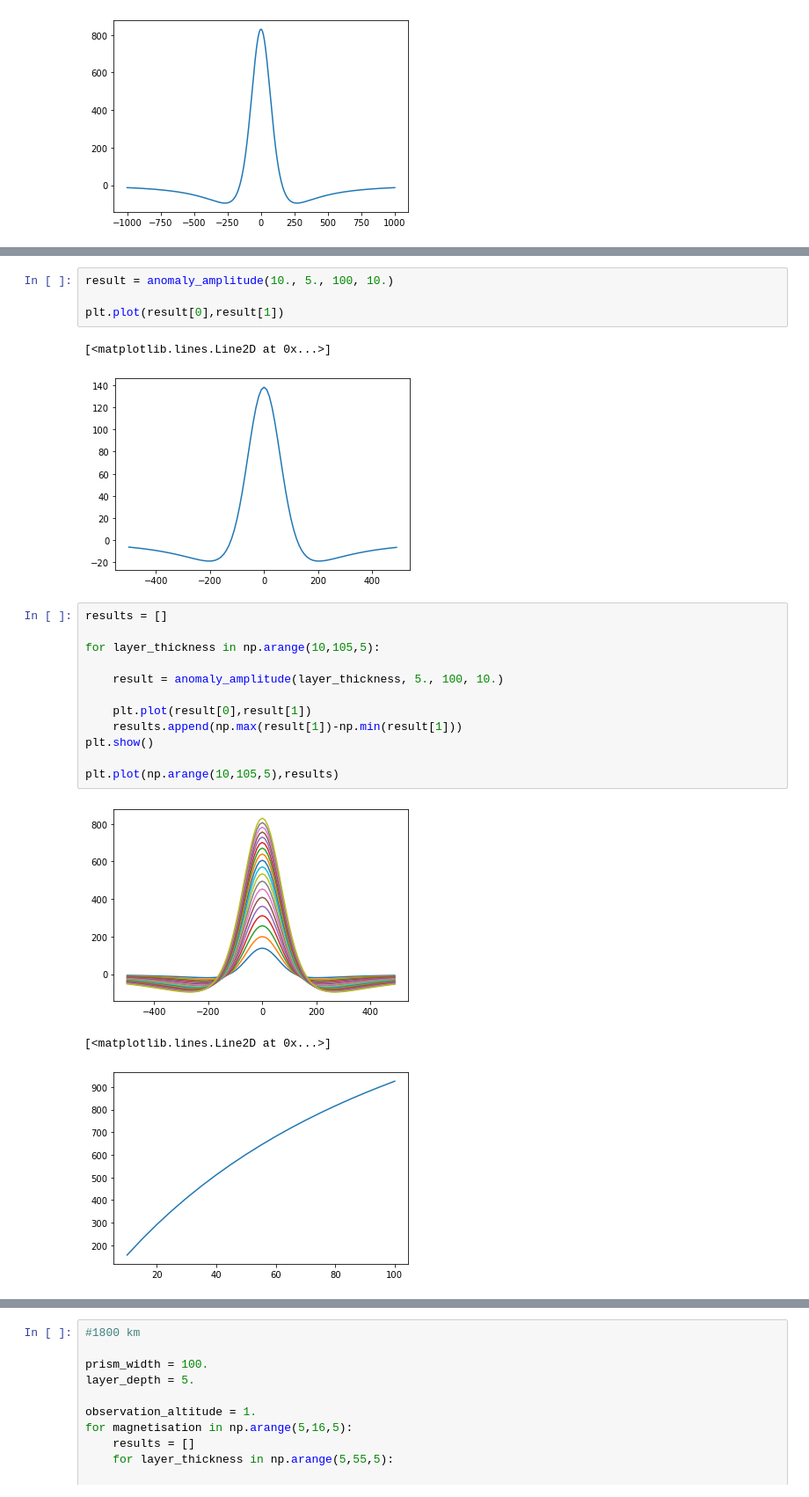
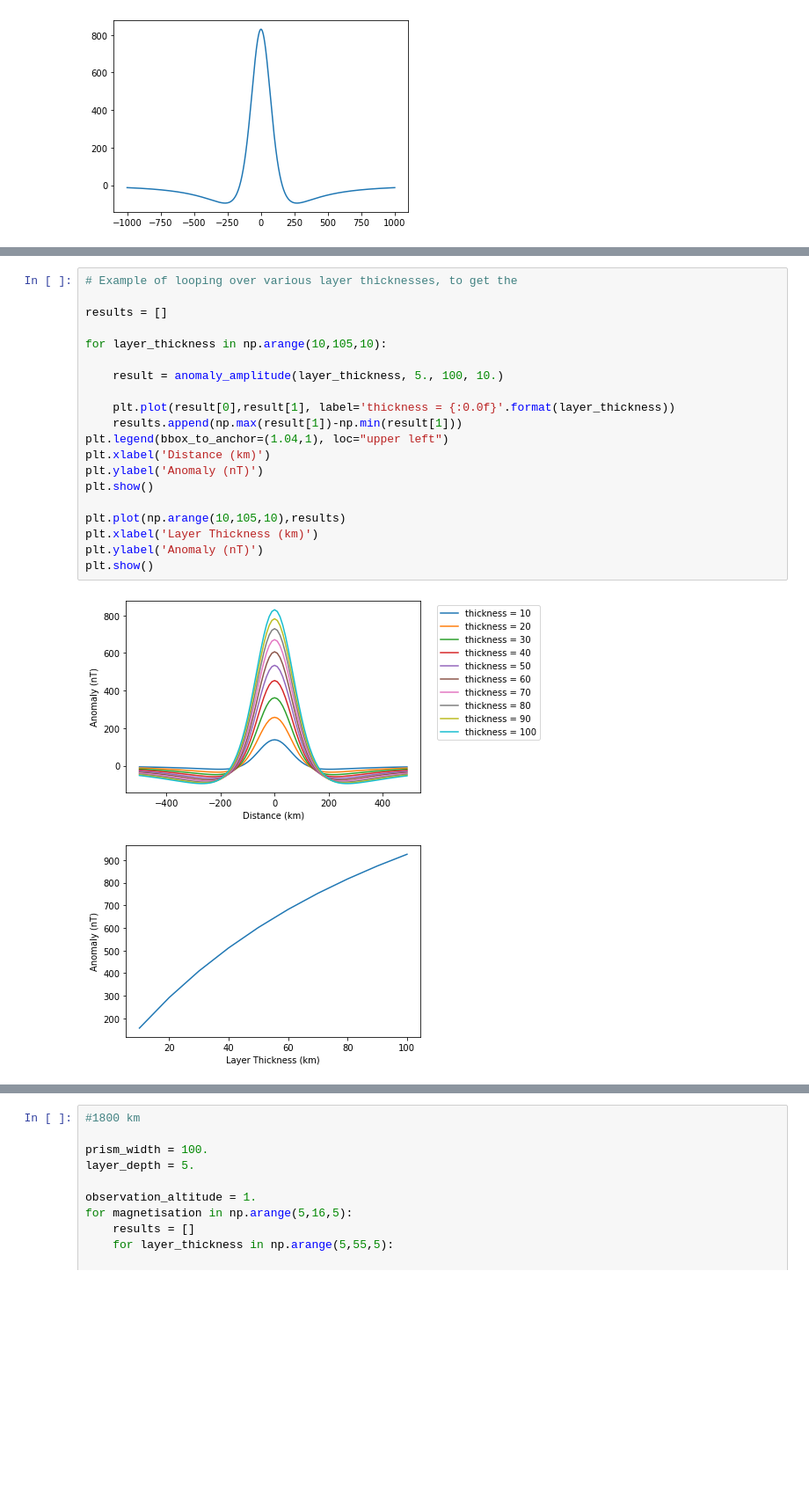
Before and after one commit to siwill22/mars, a Jupyter notebook: mbox.ipynb, the cells around one changed output, grey strips where cells are left out. Shown at 88% size. Drawn from its saved outputs; the diff is of its cells as text; blank space fills up the shorter version.

```diff
--- a/mbox.ipynb
+++ b/mbox.ipynb
@@ -166,26 +182,26 @@ def anomaly_amplitude(layer_thickness, layer_depth, prism_width, magnetisation,
-# %%
-result = anomaly_amplitude(10., 5., 100, 10.)
-
-plt.plot(result[0],result[1])
-# %% [output]
-[<matplotlib.lines.Line2D at 0x...>]
-[figure, removed]
 # %%
+# Example of looping over various layer thicknesses, to get the
+
 results = []
 
-for layer_thickness in np.arange(10,105,5):
+for layer_thickness in np.arange(10,105,10):
 
     result = anomaly_amplitude(layer_thickness, 5., 100, 10.)
 
-    plt.plot(result[0],result[1])
+    plt.plot(result[0],result[1], label='thickness = {:0.0f}'.format(layer_thickness))
     results.append(np.max(result[1])-np.min(result[1]))
+plt.legend(bbox_to_anchor=(1.04,1), loc="upper left")
+plt.xlabel('Distance (km)')
+plt.ylabel('Anomaly (nT)')
 plt.show()
 
-plt.plot(np.arange(10,105,5),results)
+plt.plot(np.arange(10,105,10),results)
+plt.xlabel('Layer Thickness (km)')
+plt.ylabel('Anomaly (nT)')
+plt.show()
 # %% [output]
-[figure, old version]
+[figure, new version]
-[<matplotlib.lines.Line2D at 0x...>]
-[figure, old version]
+[figure, new version]
 # %%
 prism_width = 100.
 for magnetisation in np.arange(5,31,5):
```
Also changed, not shown: parts of 5 cells of this notebook.
